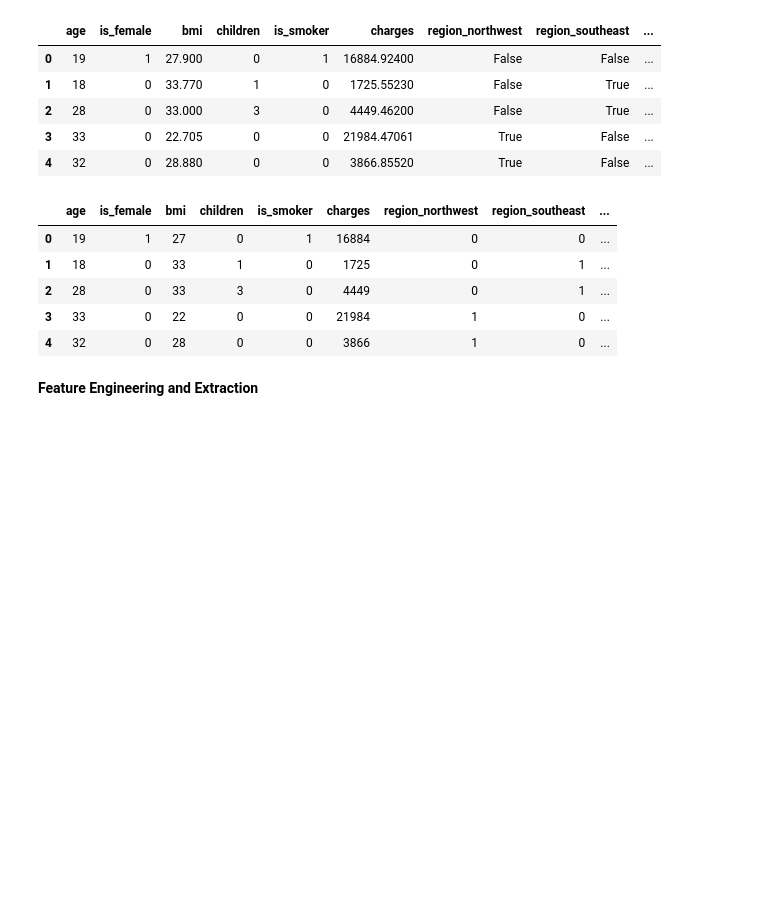
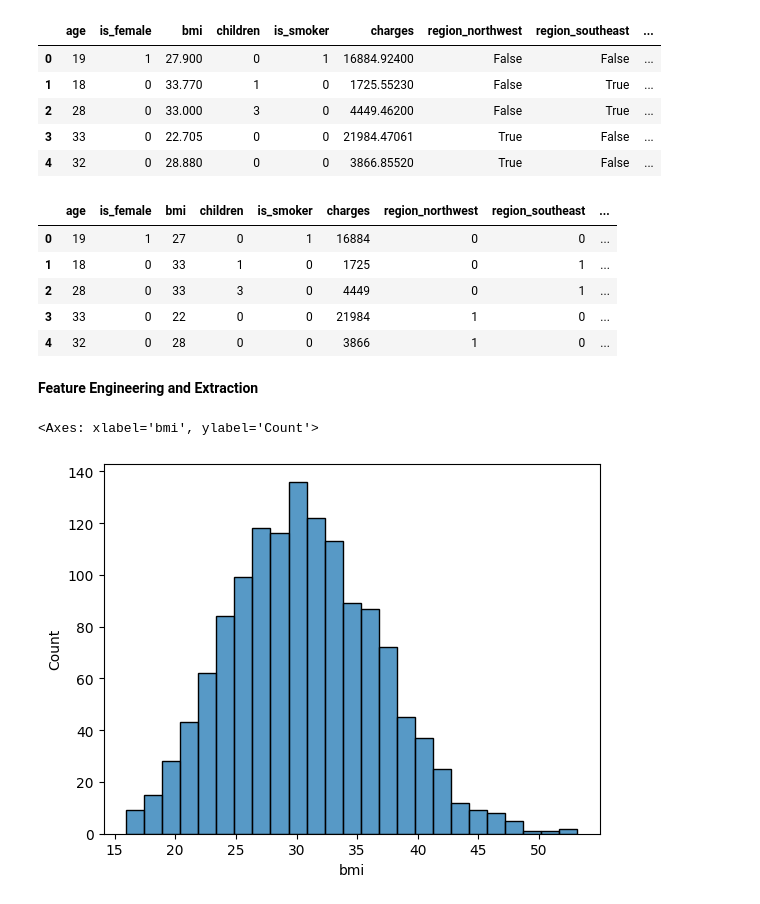
Before and after one commit to VisheshKamble/ML-Learnings, a Jupyter notebook: ML-pt1/Project1/insurance.ipynb, the cells around one changed output. Drawn from its saved outputs; the diff is of its cells as text; code cells hidden in the pictures; blank space fills up the shorter version.

```diff
--- a/ML-pt1/Project1/insurance.ipynb
+++ b/ML-pt1/Project1/insurance.ipynb
@@ -222,3 +222,8 @@ df_cleaned.head()
 | 4 | 32 | 0 | 28 | 0 | 0 | 3866 | 1 | 0 | ... |
 # %% [markdown]
 **Feature Engineering and Extraction**
+# %%
+sns.histplot(df['bmi'])
+# %% [output]
+<Axes: xlabel='bmi', ylabel='Count'>
+[figure, added]
```
